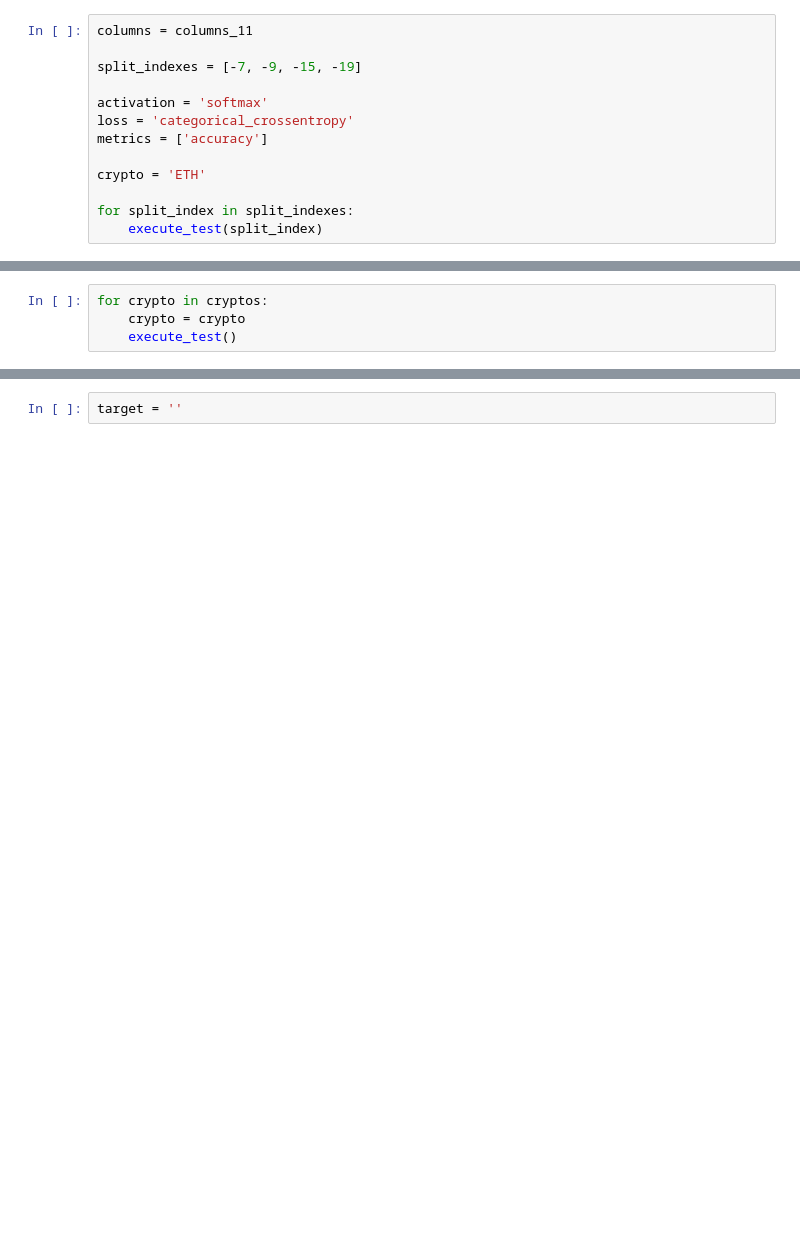
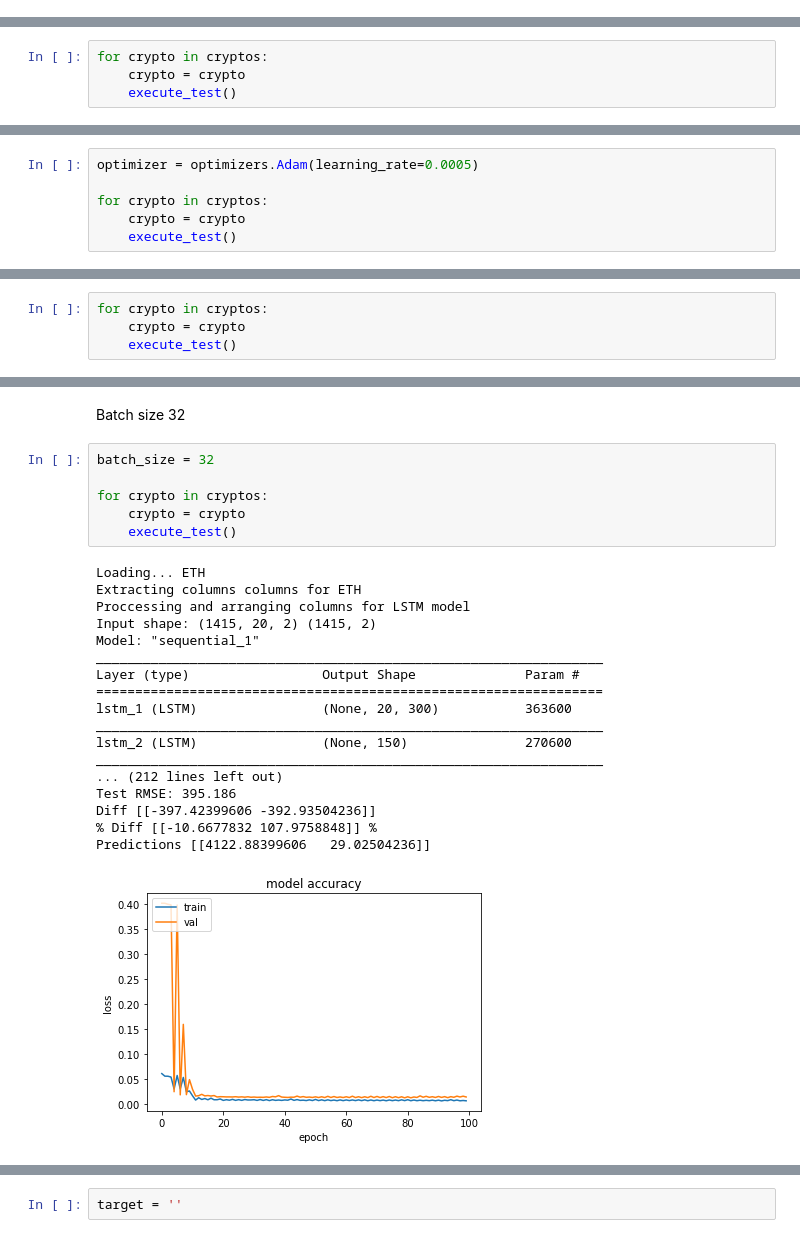
Before and after one commit to GZabalaG/crypto_bot, a Jupyter notebook: trading_simulation/Simulation.ipynb, the cells around one changed output, grey strips where cells are left out. Cells and saved outputs as stored; diff of their text form; blank space fills up the shorter version.

```diff
--- a/trading_simulation/Simulation.ipynb
+++ b/trading_simulation/Simulation.ipynb
@@ -555,13 +462,0 @@ Aplicamos el mismo numero de capas y neuronas a nuestro modelo softmax con los s
-# %%
-columns = columns_11
-
-split_indexes = [-7, -9, -15, -19]
-
-activation = 'softmax'
-loss = 'categorical_crossentropy'
-metrics = ['accuracy']
-
-crypto = 'ETH'
-
-for split_index in split_indexes:
-    execute_test(split_index)
@@ -677,2 +545,8 @@ Se han hechos pruebas con el lr shceduler sin exito
+# %%
+optimizer = optimizers.Adam(learning_rate=0.0005)
+
+for crypto in cryptos:
+    crypto = crypto
+    execute_test()
 # %% [markdown]
 Eliminaremos el overfitting que podamos tener con el uso de regularizacion del kernel l1_l2
@@ -682,0 +604,4 @@ Probaremos otras activaciones y funcion de perdidas
+# %%
+for crypto in cryptos:
+    crypto = crypto
+    execute_test()
@@ -682,0 +616,27 @@ Probaremos otras activaciones y funcion de perdidas
+# %% [markdown]
+Batch size 32
+# %%
+batch_size = 32
+
+for crypto in cryptos:
+    crypto = crypto
+    execute_test()
+# %% [output]
+Loading... ETH
+Extracting columns columns for ETH
+Proccessing and arranging columns for LSTM model
+Input shape: (1415, 20, 2) (1415, 2)
+Model: "sequential_1"
+_________________________________________________________________
+Layer (type)                 Output Shape              Param #
+=================================================================
+lstm_1 (LSTM)                (None, 20, 300)           363600
+_________________________________________________________________
+lstm_2 (LSTM)                (None, 150)               270600
+_________________________________________________________________
+... (212 lines left out)
+Test RMSE: 395.186
+Diff [[-397.42399606 -392.93504236]]
+% Diff [[-10.6677832 107.9758848]] %
+Predictions [[4122.88399606   29.02504236]]
+[figure, added]
```
Also changed, not shown: parts of 37 cells of this notebook, 2 other files.
